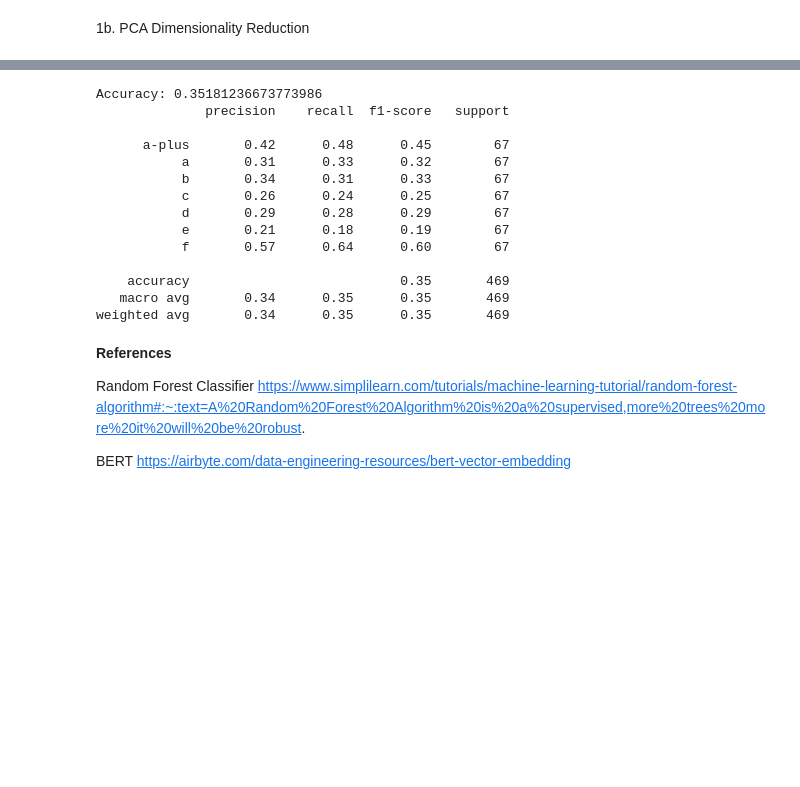
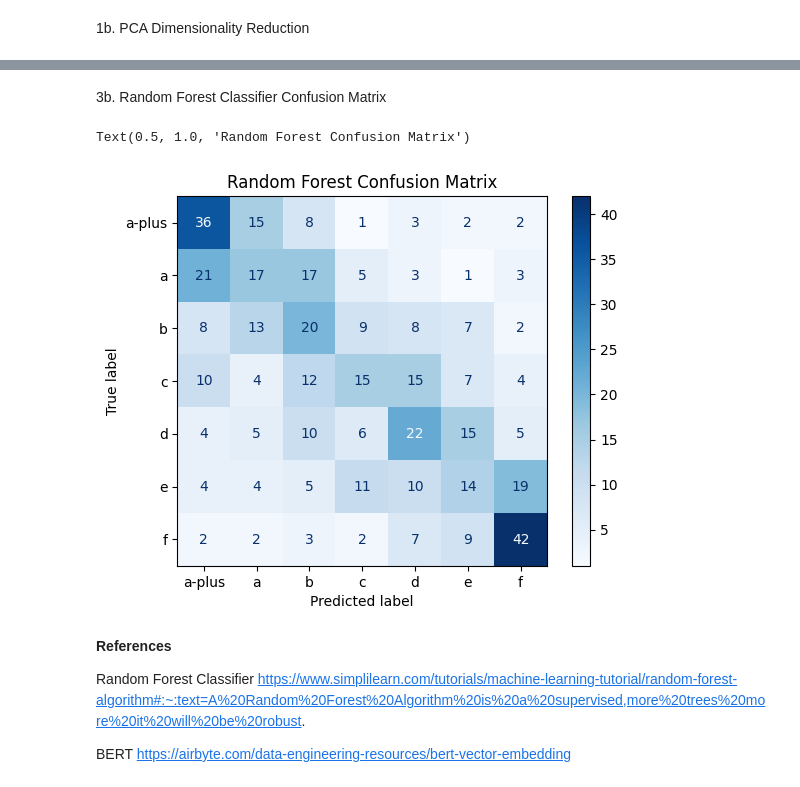
Before and after one commit to megancharles/pg-cert-applied-data-science-public, a Jupyter notebook: src/models/4_classification_model.ipynb, the cells around one changed output, grey strips where cells are left out. Saved outputs shown, nothing was run; the diff lists cells and outputs as text; code cells hidden in the pictures; blank space fills up the shorter version.

```diff
--- a/src/models/4_classification_model.ipynb
+++ b/src/models/4_classification_model.ipynb
@@ -217,32 +189,17 @@ weighted avg       0.36      0.37      0.37       469
-# %%
-# Train classifier
-clf = RandomForestClassifier(random_state=42)
-clf.fit(X_train, y_train)
-
-# Predict on test set
-y_pred = clf.predict(X_test)
-
-# Change label order, with 'a-plus' first
-label_order = ['a-plus', 'a', 'b', 'c', 'd', 'e', 'f']
-
-# Evaluate
-print("Accuracy:", accuracy_score(y_test, y_pred))
-print(classification_report(y_test, y_pred, labels=label_order))
-# %% [output]
-Accuracy: 0.35181236673773986
-              precision    recall  f1-score   support
-
-      a-plus       0.42      0.48      0.45        67
-           a       0.31      0.33      0.32        67
-           b       0.34      0.31      0.33        67
-           c       0.26      0.24      0.25        67
-           d       0.29      0.28      0.29        67
-           e       0.21      0.18      0.19        67
-           f       0.57      0.64      0.60        67
-
-    accuracy                           0.35       469
-   macro avg       0.34      0.35      0.35       469
-weighted avg       0.34      0.35      0.35       469
+# %% [markdown]
+3b. Random Forest Classifier Confusion Matrix
+# %%
+# Random Forest Confusion Matrix
+label_order = ['a-plus', 'a', 'b', 'c', 'd', 'e', 'f']
+
+# y_test: true labels, y_pred: predicted labels from Random Forest
+cm = confusion_matrix(y_test, y_pred, labels=label_order)
+disp = ConfusionMatrixDisplay(confusion_matrix=cm, display_labels=label_order)
+disp.plot(cmap='Blues')
+plt.title('Random Forest Confusion Matrix')
+# %% [output]
+Text(0.5, 1.0, 'Random Forest Confusion Matrix')
+[figure, added]
 # %% [markdown]
 <b>References</b>
 
```
Also changed, not shown: parts of 14 cells of this notebook, 4 other files.
